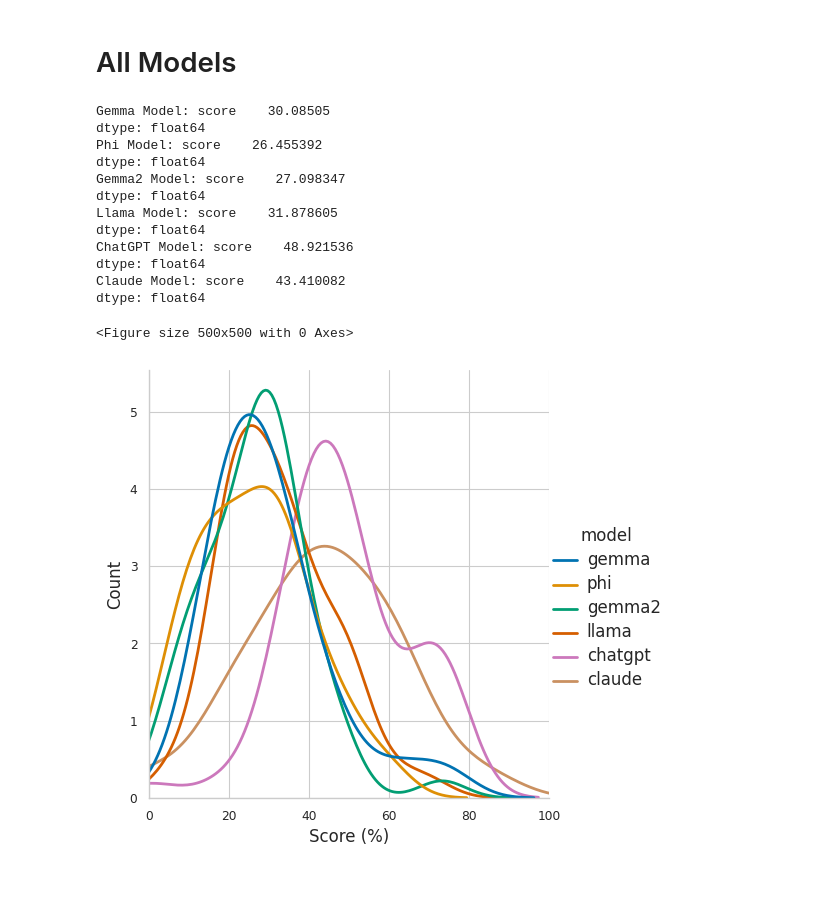
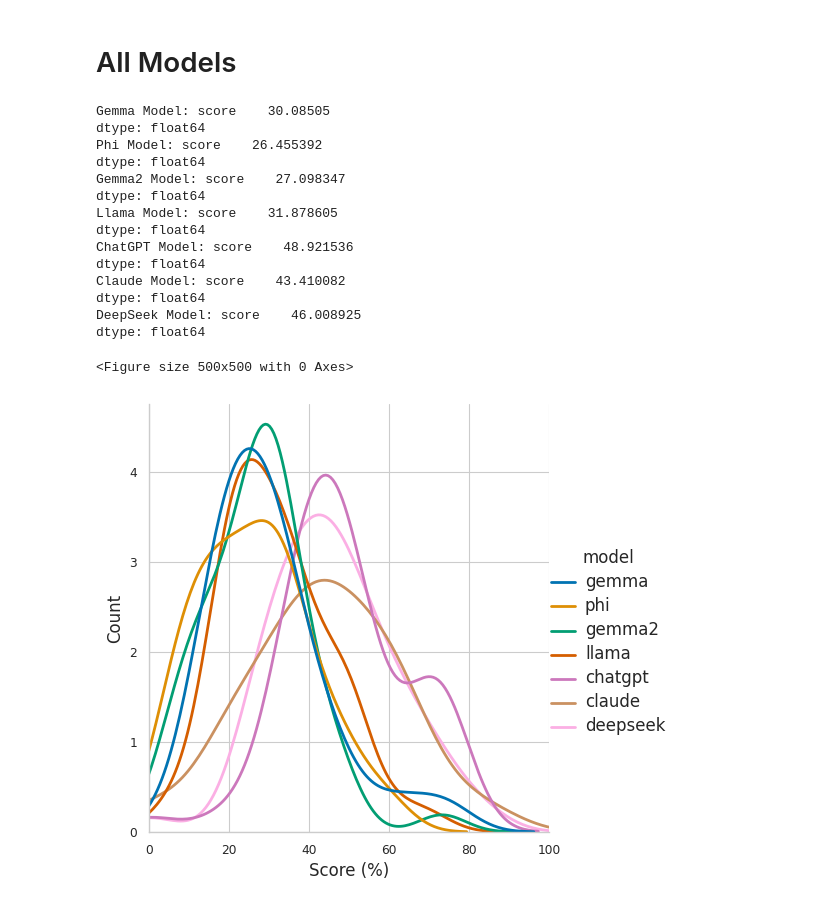
Before and after one commit to swaggirl9000/humor, a Jupyter notebook: experiments/19_all_models.ipynb, the cells around one changed output. Cells and saved outputs as stored; diff of their text form; code cells hidden in the pictures.

Commit message:
deepseek

```diff
--- a/experiments/19_all_models.ipynb
+++ b/experiments/19_all_models.ipynb
@@ -18,6 +18,7 @@ gemma2 = pd.read_csv("/home/ada/humor/data/stand_up_dataset/gemma2_2 - gemma2 -
 llama = pd.read_csv("/home/ada/humor/data/stand_up_dataset/llama - llama.csv")
 chatgpt = pd.read_csv("/home/ada/humor/data/stand_up_dataset/Chat_GPT_results - Sheet1.csv")
 claude = pd.read_csv("/home/ada/humor/data/stand_up_dataset/Claude_results - Sheet1.csv")
+ds = pd.read_csv("/home/ada/humor/data/stand_up_dataset/deepseek - gemma_answers.csv.csv")
 # %%
 gemma_metric = bipartite_metric(gemma, ground_truth)
 print("Gemma Model:", gemma_metric.select_dtypes(include='number').mean())
@@ -36,6 +37,9 @@ print("ChatGPT Model:", chat_metric.select_dtypes(include='number').mean())
 
 claude_metric = bipartite_metric(claude, ground_truth)
 print("Claude Model:",claude_metric.select_dtypes(include='number').mean())
+
+ds_metric = bipartite_metric(ds, ground_truth)
+print("DeepSeek Model:",ds_metric.select_dtypes(include='number').mean())
 # %% [output]
 Gemma Model: score    30.08505
 dtype: float64
@@ -49,6 +53,8 @@ ChatGPT Model: score    48.921536
 dtype: float64
 Claude Model: score    43.410082
 dtype: float64
+DeepSeek Model: score    46.008925
+dtype: float64
 # %%
 import matplotlib.ticker as mtick
 
@@ -57,32 +63,33 @@ phi = phi_metric.assign(model="phi")
 gemma2 = gemma2_metric.assign(model = "gemma2")
 llama = llama_metric.assign(model = "llama")
 chatgpt = chat_metric.assign(model = "chatgpt")
 claude = claude_metric.assign(model = "claude")
+ds = ds_metric.assign(model = "deepseek")
 
 sns.set_style("whitegrid")
 sns.set_context("paper")
 plt.figure(figsize=(5, 5))
 sns.set_palette("colorblind")
 
-df = pd.concat([gemma, phi, gemma2, llama, chatgpt, claude]).reset_index(drop=True)
+df = pd.concat([gemma, phi, gemma2, llama, chatgpt, claude, ds]).reset_index(drop=True)
 
 plot = sns.displot(
     df, x="score", hue="model", kind="kde",
     linewidth=2
 )
 
 plot.set_axis_labels("Score (%)", "Count", fontsize=12)
 
 ax = plt.gca()
 ax.yaxis.set_major_formatter(mtick.FuncFormatter(lambda x, _: f"{int(x*1000)}"))
 
 plot._legend.get_title().set_fontsize(12)
 for text in plot._legend.texts:
     text.set_fontsize(12)
 plt.xlim(0, 100)
 
 plot.savefig("experiment_02.pdf")
 plt.show()
 # %% [output]
 <Figure size 500x500 with 0 Axes>
-[figure, old version]
+[figure, new version]
```
Also changed, not shown: 3 other files.
